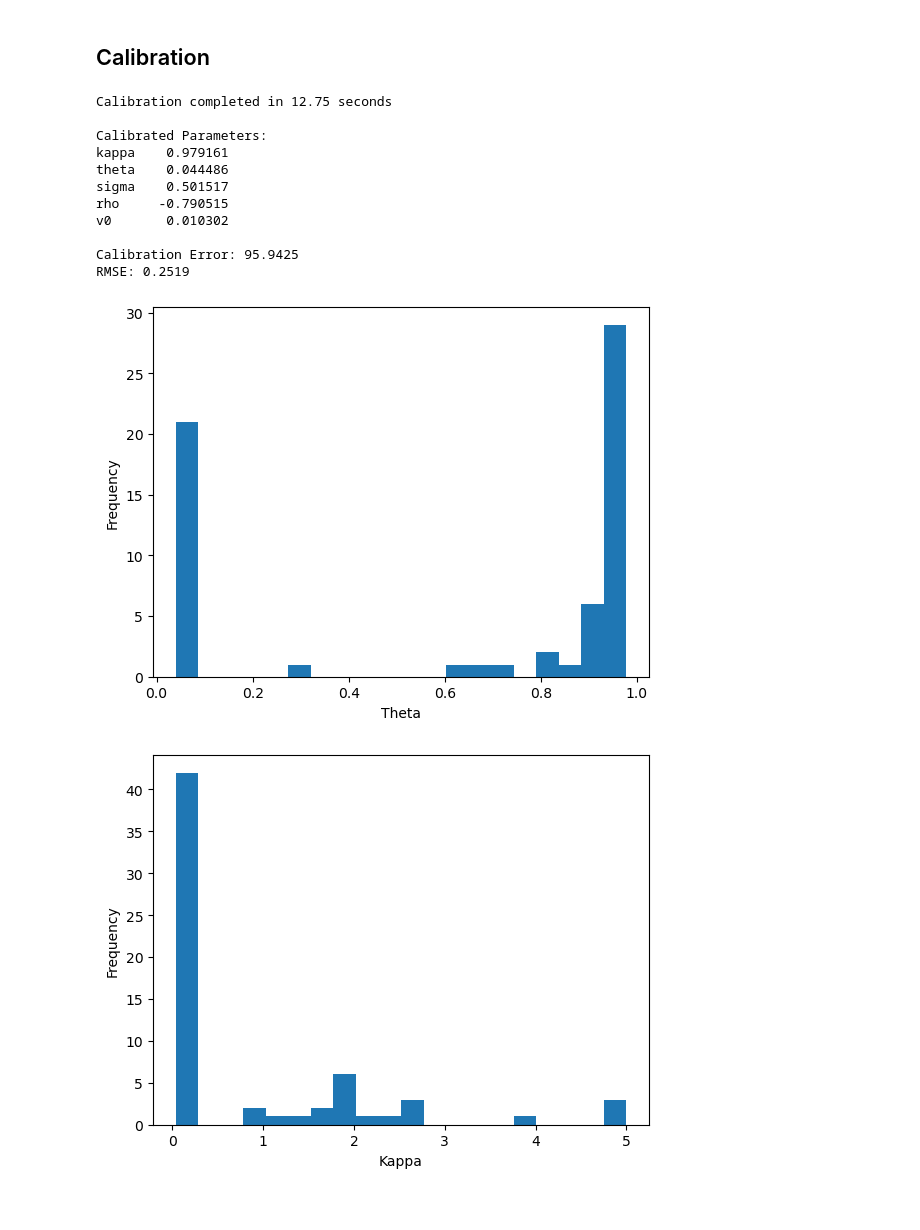
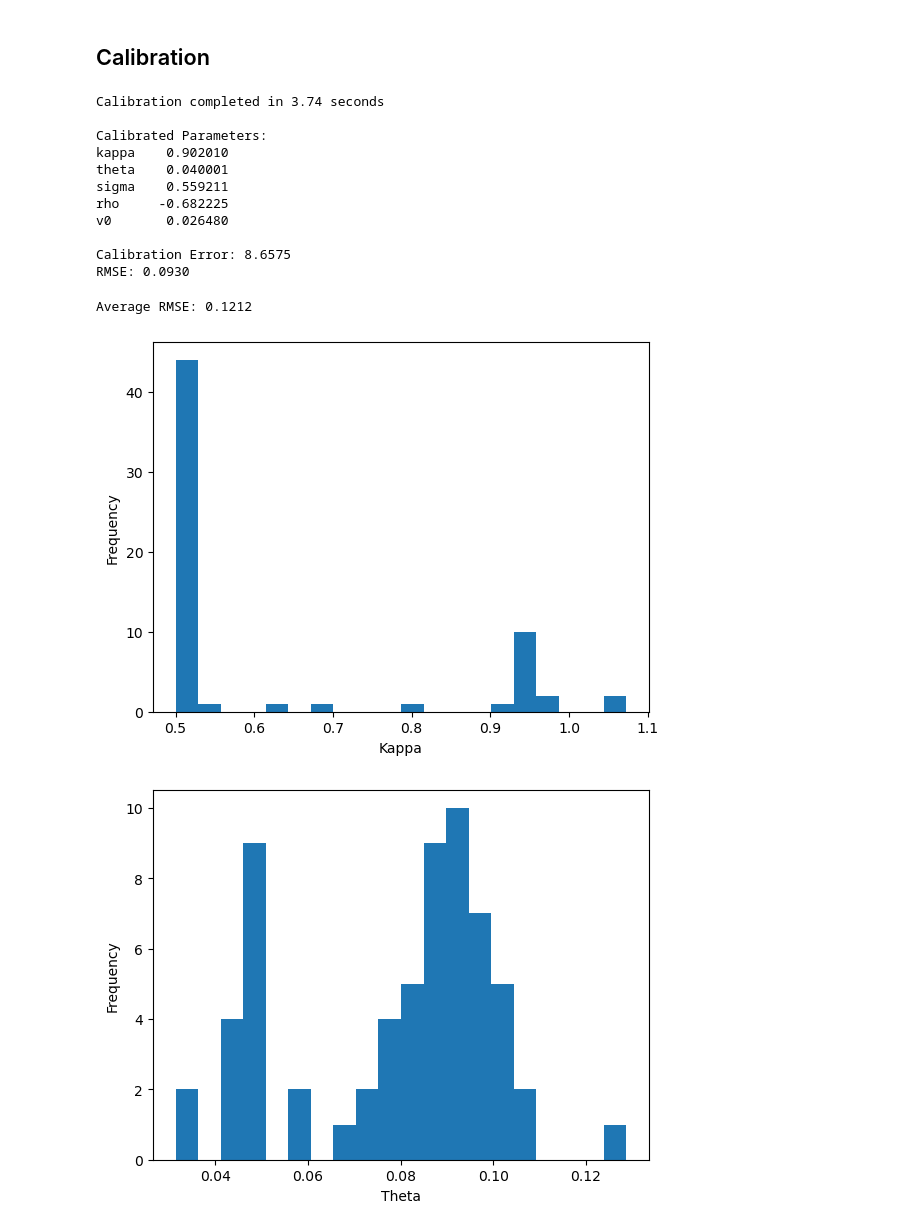
Before and after one commit to SaahitKar/Option-DeAmericanization, a Jupyter notebook: Binomial_De_Americanization.ipynb, the cells around one changed output. Saved outputs shown, nothing was run; the diff lists cells and outputs as text; code cells hidden in the pictures.

```diff
--- a/Binomial_De_Americanization.ipynb
+++ b/Binomial_De_Americanization.ipynb
@@ -250,22 +265,27 @@ def build_option_list(strikes, maturities, option_type, engine):
 # %%
 #Optimized Heston Pricer - use the same model, just rewrite params
 def calibration_objective(params, prices, option_list, model):
-
     ql_params = ql.Array(params.tolist())
     model.setParams(ql_params)
+    engine = ql.AnalyticHestonEngine(model, 32)
+    for opt in option_list:
+        opt.setPricingEngine(engine)
 
     model_prices = np.array([opt.NPV() for opt in option_list])
 
-    return np.sum((model_prices - prices)**2)
+    return np.sum(((model_prices - prices)/prices)**2)
 
 #Main Calibration Function
-def calibrate_heston(data, option_type='C'):
+def calibrate_heston(data):
     spot = data[0,0]
     q = 0.016
 
-    prices = de_americanize(data, option_type)
-    nan_idx = np.isnan(prices)
-    prices = prices[~nan_idx]
+    call_prices = data[:,7]
+    put_prices = data[:,8]
+    nan_idx = np.isnan(call_prices) | np.isnan(put_prices)
+
+    call_prices = call_prices[~nan_idx]
+    put_prices = put_prices[~nan_idx]
     data_clean = data[~nan_idx]
 
     strikes = data_clean[:,1]
@@ -278,11 +298,11 @@ def calibrate_heston(data, option_type='C'):
     kappa, theta, sigma, rho, v0 = initial_guess
 
     bounds = [
-        (0.001, 20.0),  # kappa
-        (0.001, 5.0),   # theta
-        (0.01, 10.0),   # sigma
-        (-0.999, -0.0), # rho
-        (0.001, 0.05)   # v0
+        (0.01, 10),      # kappa
+        (0.01, 10),    # theta
+        (0.01, 3),      # sigma
+        (-0.99, 0),     # rho
+        (0.01, 0.5)     # v0
     ]
 
     heston_process = ql.HestonProcess(
@@ -292,7 +312,10 @@ def calibrate_heston(data, option_type='C'):
 
     model = ql.HestonModel(heston_process)
     engine = ql.AnalyticHestonEngine(model, 32)
-    option_list = build_option_list(strikes, maturities, option_type, engine)
+    calls = build_option_list(strikes, maturities, 'C', engine)
+    puts = build_option_list(strikes, maturities, 'P', engine)
+    option_list = calls + puts
+    prices = np.concatenate([call_prices, put_prices])
 
     result = minimize(
         calibration_objective,
@@ -303,11 +326,11 @@ def calibrate_heston(data, option_type='C'):
 
     return result.x, result.fun
 # %%
-day = '2023-12-15'
+day = '2023-10-02'
 data = daily_df[day].values
 
 start = time.time()
-calibrated_params, err = calibrate_heston(data, option_type='P')
+calibrated_params, err = calibrate_heston(data)
 stop = time.time()
 
 params = pd.Series(calibrated_params, index=['kappa','theta','sigma','rho','v0'])
@@ -320,36 +343,39 @@ print(params.to_string())
 print(f"\nCalibration Error: {err:.4f}")
 print(f"RMSE: {np.sqrt(err/len(daily_df[day])):.4f}")
 # %% [output]
-Calibration completed in 12.75 seconds
+Calibration completed in 3.74 seconds
 
 Calibrated Parameters:
-kappa    0.979161
-theta    0.044486
-sigma    0.501517
-rho     -0.790515
-v0       0.010302
+kappa    0.902010
+theta    0.040001
+sigma    0.559211
+rho     -0.682225
+v0       0.026480
 
-Calibration Error: 95.9425
-RMSE: 0.2519
+Calibration Error: 8.6575
+RMSE: 0.0930
 # %%
 from joblib import Parallel, delayed
 
 results = Parallel(n_jobs=-1)(
-    delayed(calibrate_heston)(daily_df[day].values, option_type='P')
+    delayed(calibrate_heston)(daily_df[day].values)
     for day in days
 )
 # %%
 params = [np.array(res[0]) for res in results]
 errors = [res[1] for res in results]
 res = pd.DataFrame(np.array(params))
-res.columns = ['theta','kappa','sigma','rho','v0']
+res.columns = ['kappa','theta','sigma','rho','v0']
 
+avg_rmse = np.mean([np.sqrt(err/daily_df[day].shape[0]) for err, day in zip(errors, days)])
+print(f"Average RMSE: {avg_rmse:.4f}")
 for col in res.columns:
     plt.hist(res[col],bins=20)
 
     plt.xlabel(col.capitalize())
     plt.ylabel('Frequency')
     plt.show()
 # %% [output]
+Average RMSE: 0.1212
-[figure, old version]
+[figure, new version]
-[figure, old version]
+[figure, new version]
```
Also changed, not shown: parts of 9 cells of this notebook.
